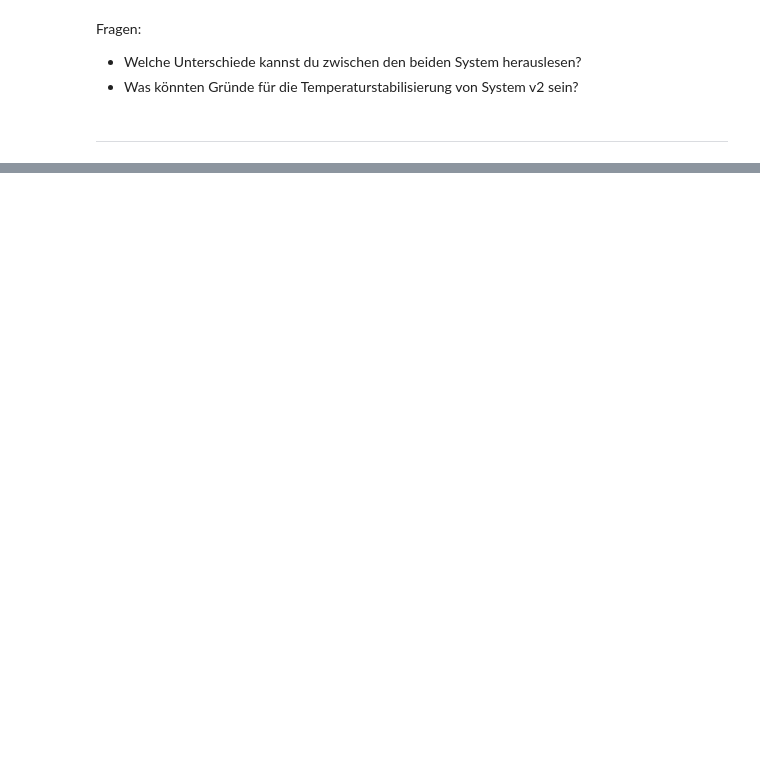
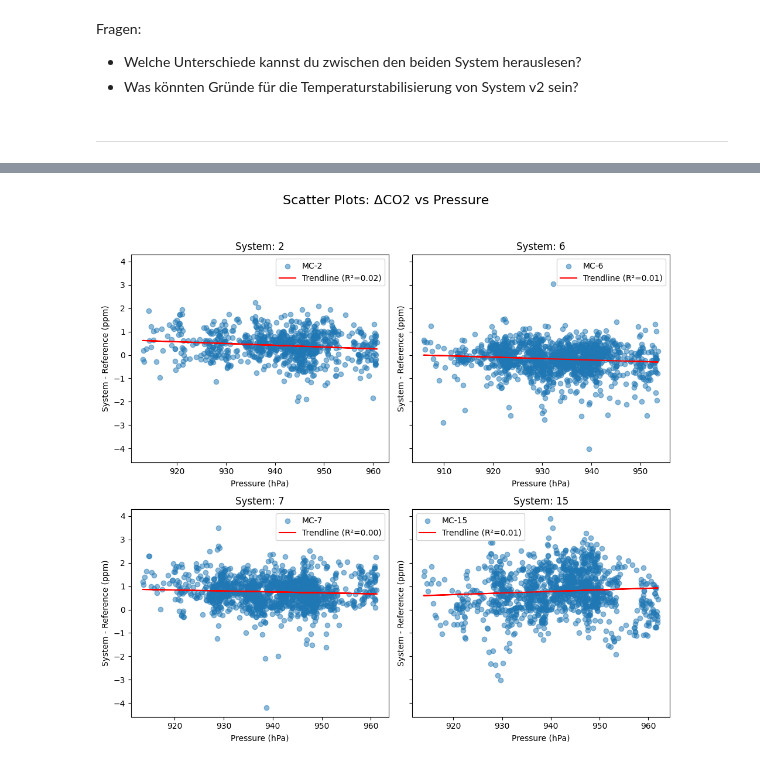
Before and after one commit to tum-esm/HES-2-Praktikum, a Jupyter notebook: notebooks/4_Sensor_Sensitivity.ipynb, the cells around one changed output, grey strips where cells are left out. Cells and saved outputs as stored; diff of their text form; code cells hidden in the pictures; blank space fills up the shorter version.

```diff
--- a/notebooks/4_Sensor_Sensitivity.ipynb
+++ b/notebooks/4_Sensor_Sensitivity.ipynb
@@ -161,0 +173,6 @@ Fragen:
+# %%
+max_col, max_row = 2, 2
+
+plot_scatter_with_trendline(df_sbs_2024, "bme280_pressure", "diff", max_col, max_row, "Pressure (hPa)", "System - Reference (ppm)","Scatter Plots: ΔCO2 vs Pressure" )
+# %% [output]
+[figure, added]
```
Also changed, not shown: parts of 15 cells of this notebook, 2 other files.
